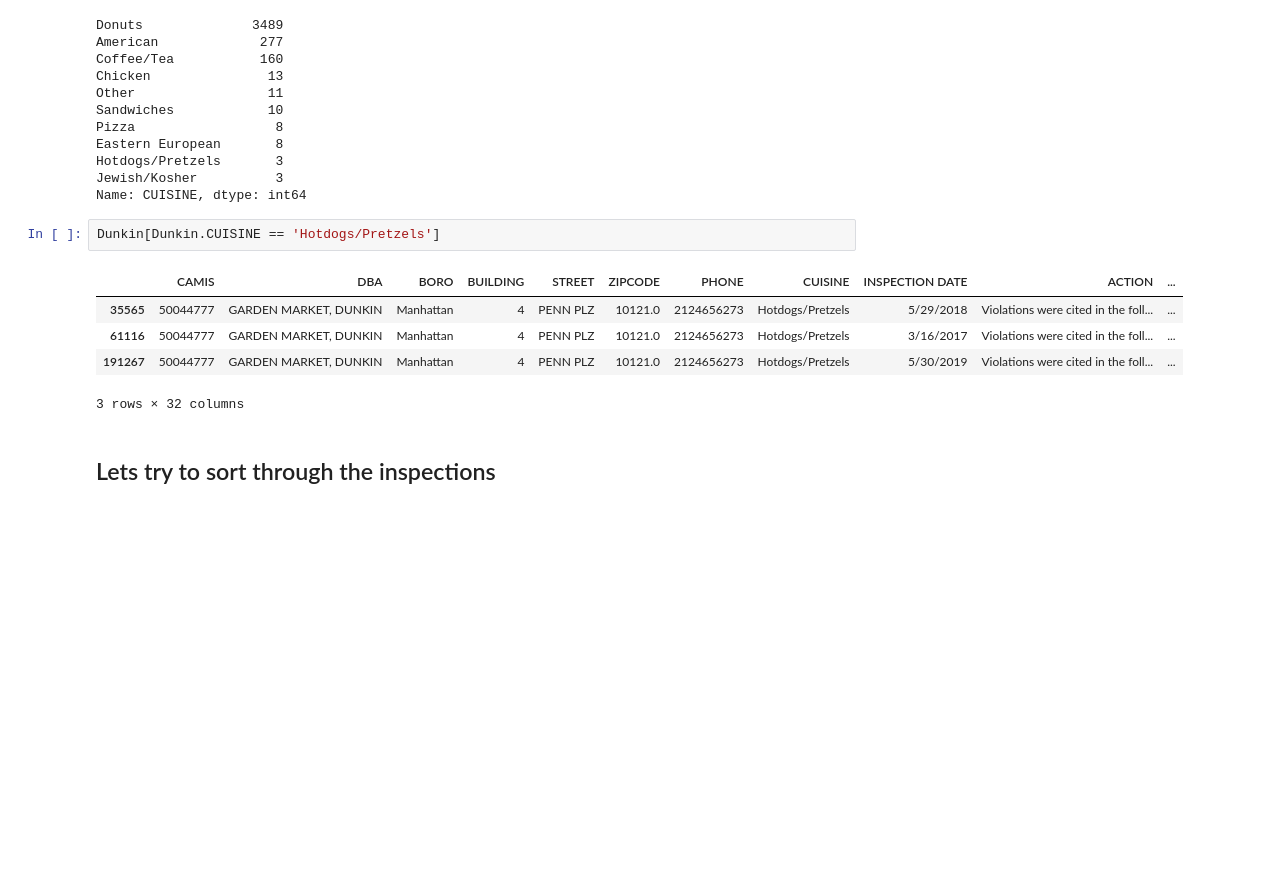
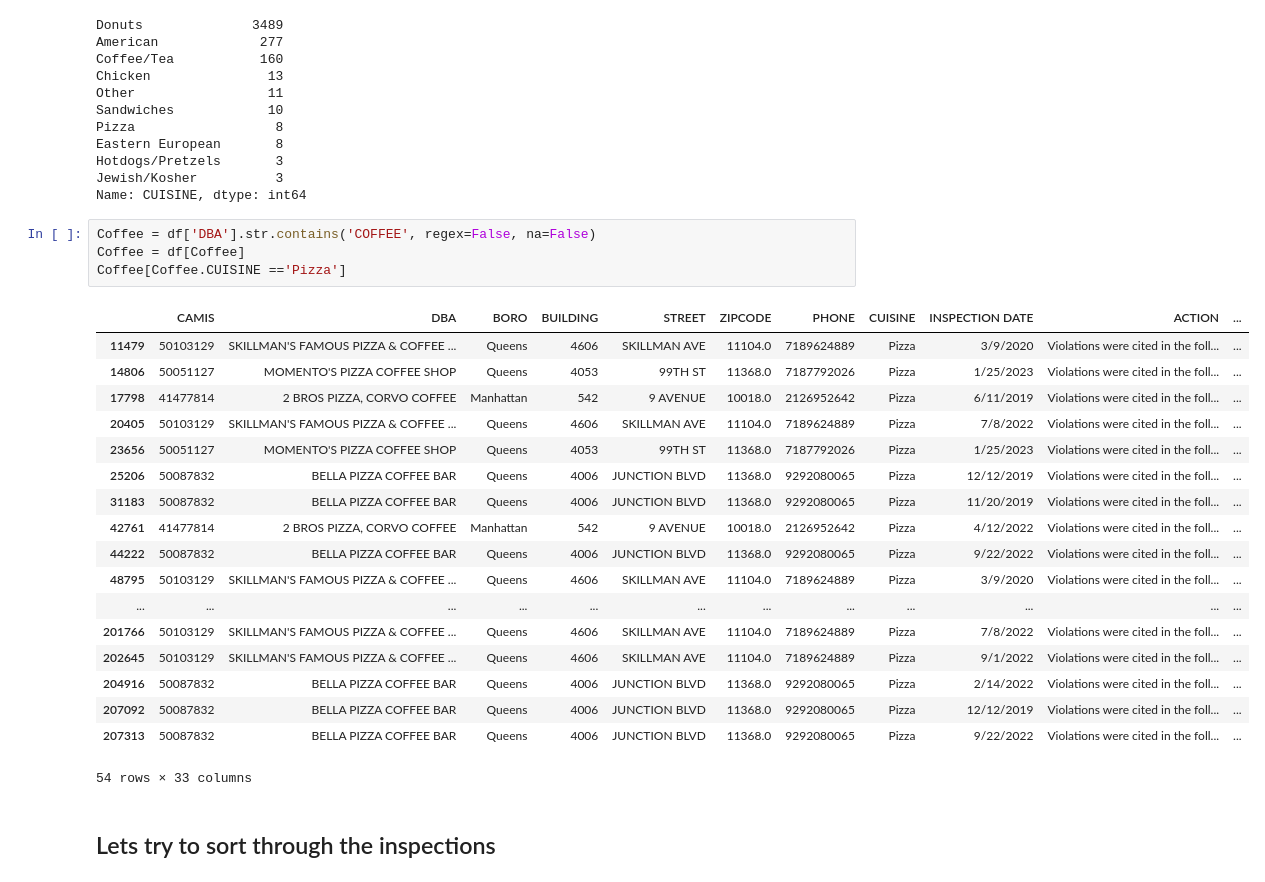
Before and after one commit to JacobMinkin/NYC_Restaurant_Health_Inspection, a Jupyter notebook: Project_1_Violations.ipynb, the cells around one changed output. Cells and saved outputs as stored; diff of their text form; blank space fills up the shorter version.

```diff
--- a/Project_1_Violations.ipynb
+++ b/Project_1_Violations.ipynb
@@ -117,14 +117,29 @@ Eastern European       8
 Hotdogs/Pretzels       3
 Jewish/Kosher          3
 Name: CUISINE, dtype: int64
-# %%
-Dunkin[Dunkin.CUISINE == 'Hotdogs/Pretzels']
-# %% [output]
-|  | CAMIS | DBA | BORO | BUILDING | STREET | ZIPCODE | PHONE | CUISINE | INSPECTION DATE | ACTION | ... |
-| 35565 | 50044777 | GARDEN MARKET, DUNKIN | Manhattan | 4 | PENN PLZ | 10121.0 | 2124656273 | Hotdogs/Pretzels | 5/29/2018 | Violations were cited in the foll... | ... |
-| 61116 | 50044777 | GARDEN MARKET, DUNKIN | Manhattan | 4 | PENN PLZ | 10121.0 | 2124656273 | Hotdogs/Pretzels | 3/16/2017 | Violations were cited in the foll... | ... |
-| 191267 | 50044777 | GARDEN MARKET, DUNKIN | Manhattan | 4 | PENN PLZ | 10121.0 | 2124656273 | Hotdogs/Pretzels | 5/30/2019 | Violations were cited in the foll... | ... |
-3 rows × 32 columns
+# %%
+Coffee = df['DBA'].str.contains('COFFEE', regex=False, na=False)
+Coffee = df[Coffee]
+Coffee[Coffee.CUISINE =='Pizza']
+# %% [output]
+|  | CAMIS | DBA | BORO | BUILDING | STREET | ZIPCODE | PHONE | CUISINE | INSPECTION DATE | ACTION | ... |
+| 11479 | 50103129 | SKILLMAN'S FAMOUS PIZZA & COFFEE ... | Queens | 4606 | SKILLMAN AVE | 11104.0 | 7189624889 | Pizza | 3/9/2020 | Violations were cited in the foll... | ... |
+| 14806 | 50051127 | MOMENTO'S PIZZA COFFEE SHOP | Queens | 4053 | 99TH ST | 11368.0 | 7187792026 | Pizza | 1/25/2023 | Violations were cited in the foll... | ... |
+| 17798 | 41477814 | 2 BROS PIZZA, CORVO COFFEE | Manhattan | 542 | 9 AVENUE | 10018.0 | 2126952642 | Pizza | 6/11/2019 | Violations were cited in the foll... | ... |
+| 20405 | 50103129 | SKILLMAN'S FAMOUS PIZZA & COFFEE ... | Queens | 4606 | SKILLMAN AVE | 11104.0 | 7189624889 | Pizza | 7/8/2022 | Violations were cited in the foll... | ... |
+| 23656 | 50051127 | MOMENTO'S PIZZA COFFEE SHOP | Queens | 4053 | 99TH ST | 11368.0 | 7187792026 | Pizza | 1/25/2023 | Violations were cited in the foll... | ... |
+| 25206 | 50087832 | BELLA PIZZA COFFEE BAR | Queens | 4006 | JUNCTION BLVD | 11368.0 | 9292080065 | Pizza | 12/12/2019 | Violations were cited in the foll... | ... |
+| 31183 | 50087832 | BELLA PIZZA COFFEE BAR | Queens | 4006 | JUNCTION BLVD | 11368.0 | 9292080065 | Pizza | 11/20/2019 | Violations were cited in the foll... | ... |
+| 42761 | 41477814 | 2 BROS PIZZA, CORVO COFFEE | Manhattan | 542 | 9 AVENUE | 10018.0 | 2126952642 | Pizza | 4/12/2022 | Violations were cited in the foll... | ... |
+| 44222 | 50087832 | BELLA PIZZA COFFEE BAR | Queens | 4006 | JUNCTION BLVD | 11368.0 | 9292080065 | Pizza | 9/22/2022 | Violations were cited in the foll... | ... |
+| 48795 | 50103129 | SKILLMAN'S FAMOUS PIZZA & COFFEE ... | Queens | 4606 | SKILLMAN AVE | 11104.0 | 7189624889 | Pizza | 3/9/2020 | Violations were cited in the foll... | ... |
+| ... | ... | ... | ... | ... | ... | ... | ... | ... | ... | ... | ... |
+| 201766 | 50103129 | SKILLMAN'S FAMOUS PIZZA & COFFEE ... | Queens | 4606 | SKILLMAN AVE | 11104.0 | 7189624889 | Pizza | 7/8/2022 | Violations were cited in the foll... | ... |
+| 202645 | 50103129 | SKILLMAN'S FAMOUS PIZZA & COFFEE ... | Queens | 4606 | SKILLMAN AVE | 11104.0 | 7189624889 | Pizza | 9/1/2022 | Violations were cited in the foll... | ... |
+| 204916 | 50087832 | BELLA PIZZA COFFEE BAR | Queens | 4006 | JUNCTION BLVD | 11368.0 | 9292080065 | Pizza | 2/14/2022 | Violations were cited in the foll... | ... |
+| 207092 | 50087832 | BELLA PIZZA COFFEE BAR | Queens | 4006 | JUNCTION BLVD | 11368.0 | 9292080065 | Pizza | 12/12/2019 | Violations were cited in the foll... | ... |
+| 207313 | 50087832 | BELLA PIZZA COFFEE BAR | Queens | 4006 | JUNCTION BLVD | 11368.0 | 9292080065 | Pizza | 9/22/2022 | Violations were cited in the foll... | ... |
+54 rows × 33 columns
 # %% [markdown]
 ## Lets try to sort through the inspections
 # %%
```
Also changed, not shown: parts of 9 cells of this notebook.
